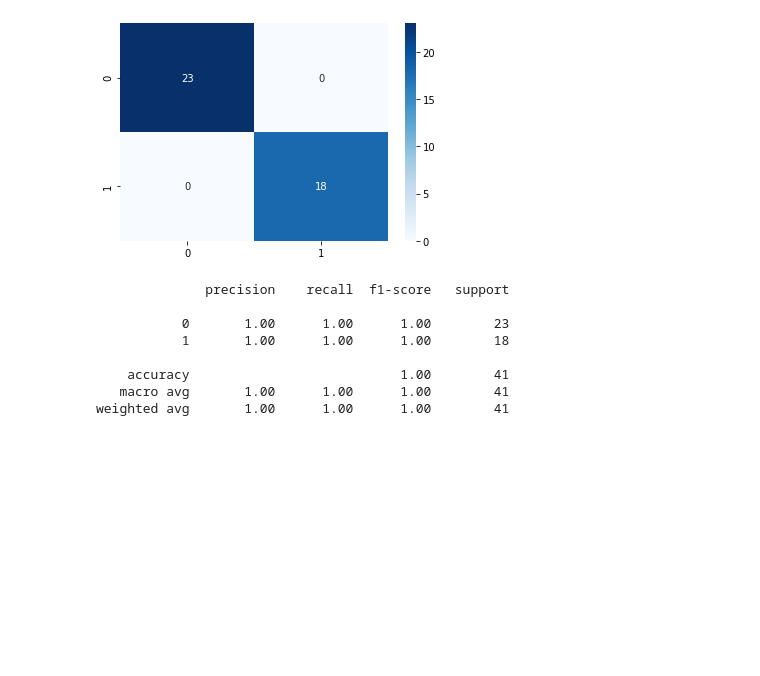
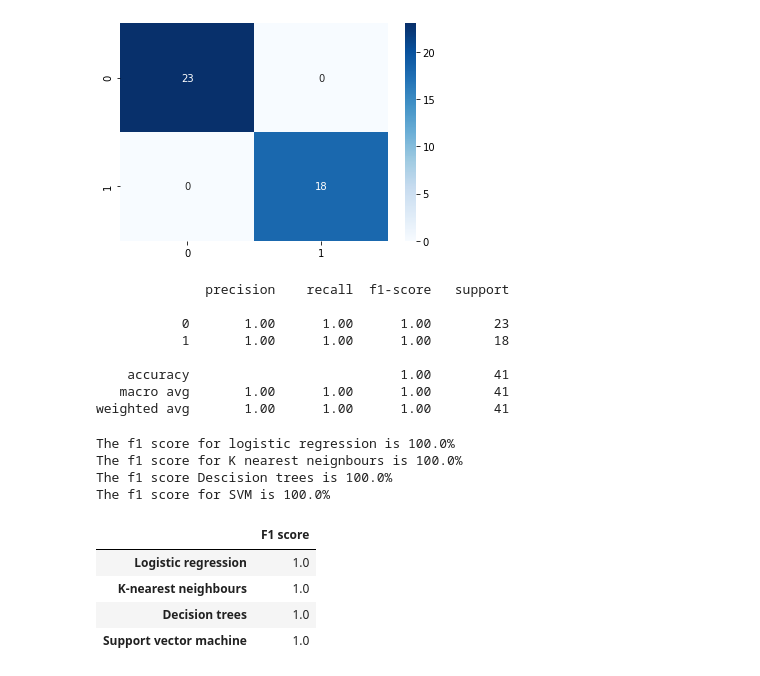
Before and after one commit to aravindh698/rep2, a Jupyter notebook: ieee.ipynb, the cells around one changed output. Cells and saved outputs as stored; diff of their text form; code cells hidden in the pictures; blank space fills up the shorter version.

```diff
--- a/ieee.ipynb
+++ b/ieee.ipynb
@@ -202,3 +203,22 @@ weighted avg       1.00      1.00      1.00        41
     accuracy                           1.00        41
    macro avg       1.00      1.00      1.00        41
 weighted avg       1.00      1.00      1.00        41
+# %%
+from sklearn.metrics import confusion_matrix
+from sklearn.metrics import accuracy_score
+from sklearn.metrics import f1_score
+from sklearn.metrics import classification_report
+logistic_f1 = f1_score(y_test, y_pred)
+print(f'The f1 score for logistic regression is {round(logistic_f1*100,2)}%')
+knn_f1 = f1_score(y_test, y_pred)
+print(f'The f1 score for K nearest neignbours is {round(knn_f1*100,2)}%')
+tree_f1 = f1_score(y_test, y_pred)
+print(f'The f1 score Descision trees is {round(tree_f1*100,2)}%')
+
+svm_f1 = f1_score(y_test, y_pred)
+print(f'The f1 score for SVM is {round(svm_f1*100,2)}%')
+# %% [output]
+The f1 score for logistic regression is 100.0%
+The f1 score for K nearest neignbours is 100.0%
+The f1 score Descision trees is 100.0%
+The f1 score for SVM is 100.0%
@@ -204,0 +232,8 @@ weighted avg       1.00      1.00      1.00        41
+# %%
+comparison
+# %% [output]
+|  | F1 score |
+| Logistic regression | 1.0 |
+| K-nearest neighbours | 1.0 |
+| Decision trees | 1.0 |
+| Support vector machine | 1.0 |
```
Also changed, not shown: parts of 4 cells of this notebook.
